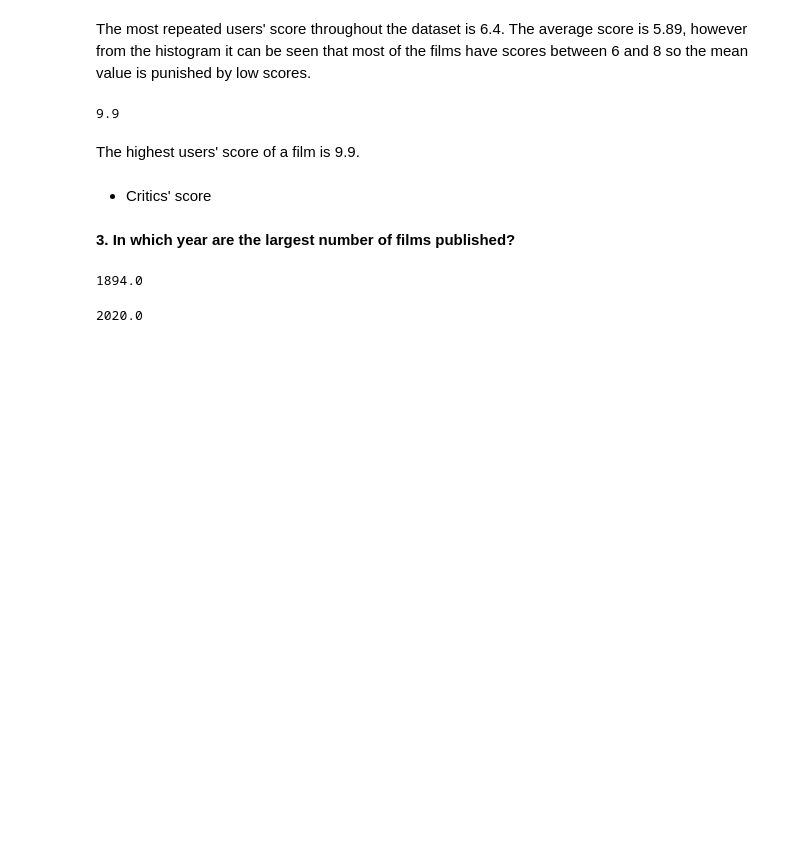
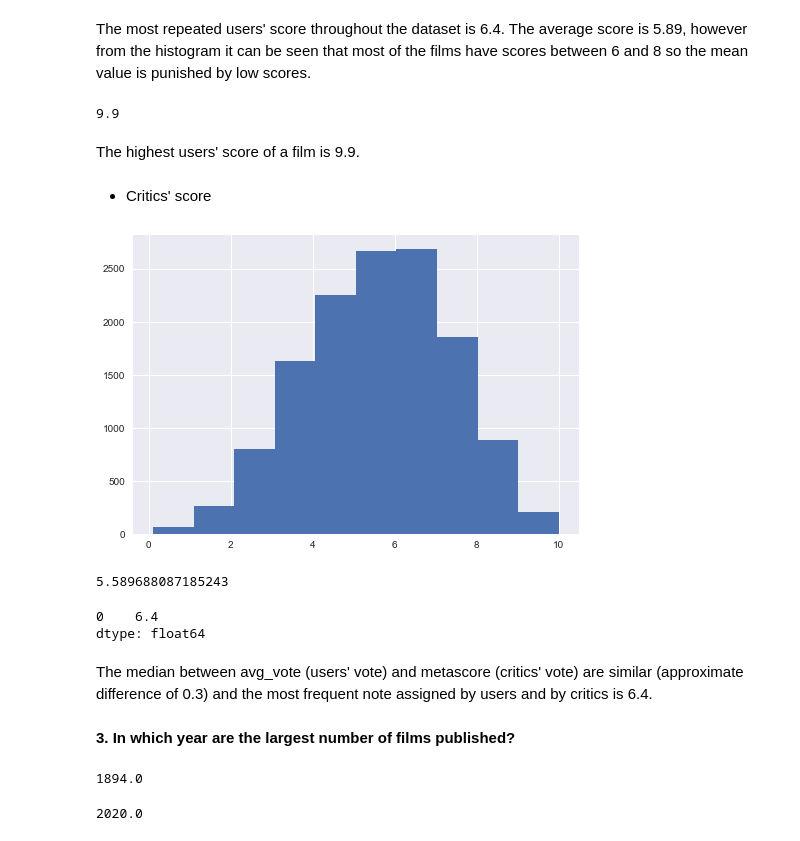
Before and after one commit to micaelasinger/IMDb_EDA, a Jupyter notebook: IMDb.ipynb, the cells around one changed output. Saved outputs shown, nothing was run; the diff lists cells and outputs as text; code cells hidden in the pictures; blank space fills up the shorter version.

```diff
--- a/IMDb.ipynb
+++ b/IMDb.ipynb
@@ -339,6 +413,21 @@ movies.avg_vote.max()
 The highest users' score of a film is 9.9.
 # %% [markdown]
 * Critics' score
+# %%
+_=movies.metascore.hist()
+# %% [output]
+[figure, added]
+# %%
+movies.metascore.mean()
+# %% [output]
+5.589688087185243
+# %%
+movies.metascore.mode()
+# %% [output]
+0    6.4
+dtype: float64
+# %% [markdown]
+The median between avg_vote (users' vote) and metascore (critics' vote) are similar (approximate difference of 0.3) and the most frequent note assigned by users and by critics is 6.4.
 # %% [markdown]
 **3. In which year are the largest number of films published?**
 # %%
```
Also changed, not shown: parts of 37 cells of this notebook, 2 other files.
